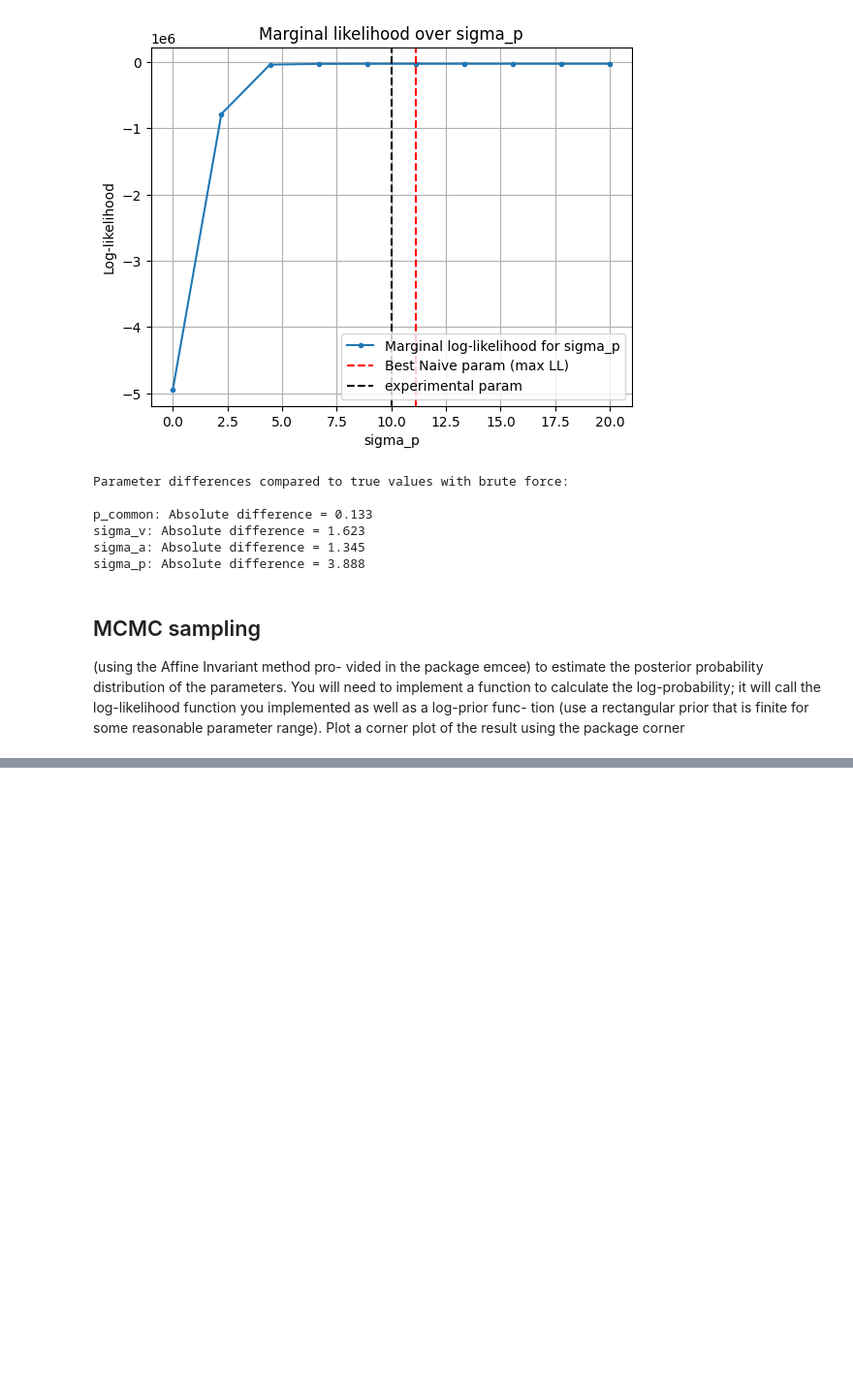
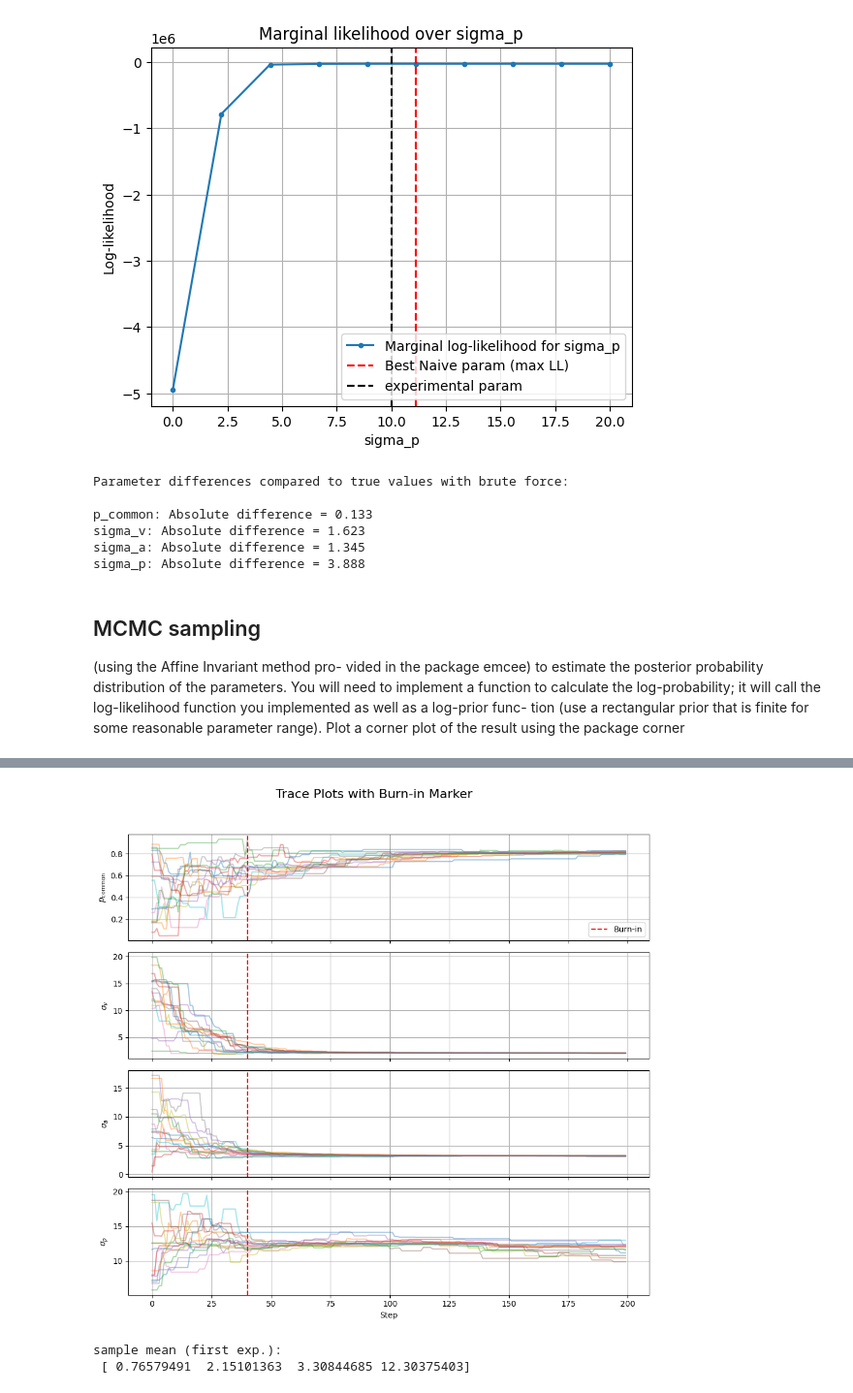
Before and after one commit to Anina2407/Causal-Inference-in-Multisensory-Perception, a Jupyter notebook: msi_anina.ipynb, the cells around one changed output, grey strips where cells are left out. Shown at 97% size. Saved outputs shown, nothing was run; the diff lists cells and outputs as text; code cells hidden in the pictures; blank space fills up the shorter version.

```diff
--- a/msi_anina.ipynb
+++ b/msi_anina.ipynb
@@ -1064,0 +1066,24 @@ sample mean (first exp.):
+# %%
+def plot_trace(sampler, discard=100, param_names=None):
+    chains = sampler.get_chain()  # shape: (nsteps, nwalkers, ndim)
+    nsteps, nwalkers, ndim = chains.shape
+
+    if param_names is None:
+        param_names = [f"param_{i}" for i in range(ndim)]
+
+    fig, axes = plt.subplots(ndim, figsize=(10, 2.5 * ndim), sharex=True)
+
+    for i in range(ndim):
+        ax = axes[i]
+        for w in range(nwalkers):
+            ax.plot(chains[:, w, i], alpha=0.4)
+        ax.axvline(discard, color='red', linestyle='--', label='Burn-in' if i == 0 else None)
+        ax.set_ylabel(param_names[i])
+        ax.grid(True)
+
+    axes[-1].set_xlabel("Step")
+    if ndim > 0:
+        axes[0].legend()
+    fig.suptitle("Trace Plots with Burn-in Marker", fontsize=16)
+    plt.tight_layout(rect=[0, 0.03, 1, 0.95])
+    plt.show()
@@ -1065,3 +1099,12 @@ sample mean (first exp.):
+# %%
+# Plot MCMC trace (burn-in visualization)
+plot_trace(sampler, discard=40, param_names=param_names)
+samples_mean = np.mean(samples,axis=0)
+print('sample mean (first exp.):\n', samples_mean)
+# %% [output]
+[figure, added]
+sample mean (first exp.):
+ [ 0.76579491  2.15101363  3.30844685 12.30375403]
 # %%
 def plt_corner(samples, par_true):
     fig = corner.corner(
```
Also changed, not shown: parts of 10 cells of this notebook, 1 other file.
